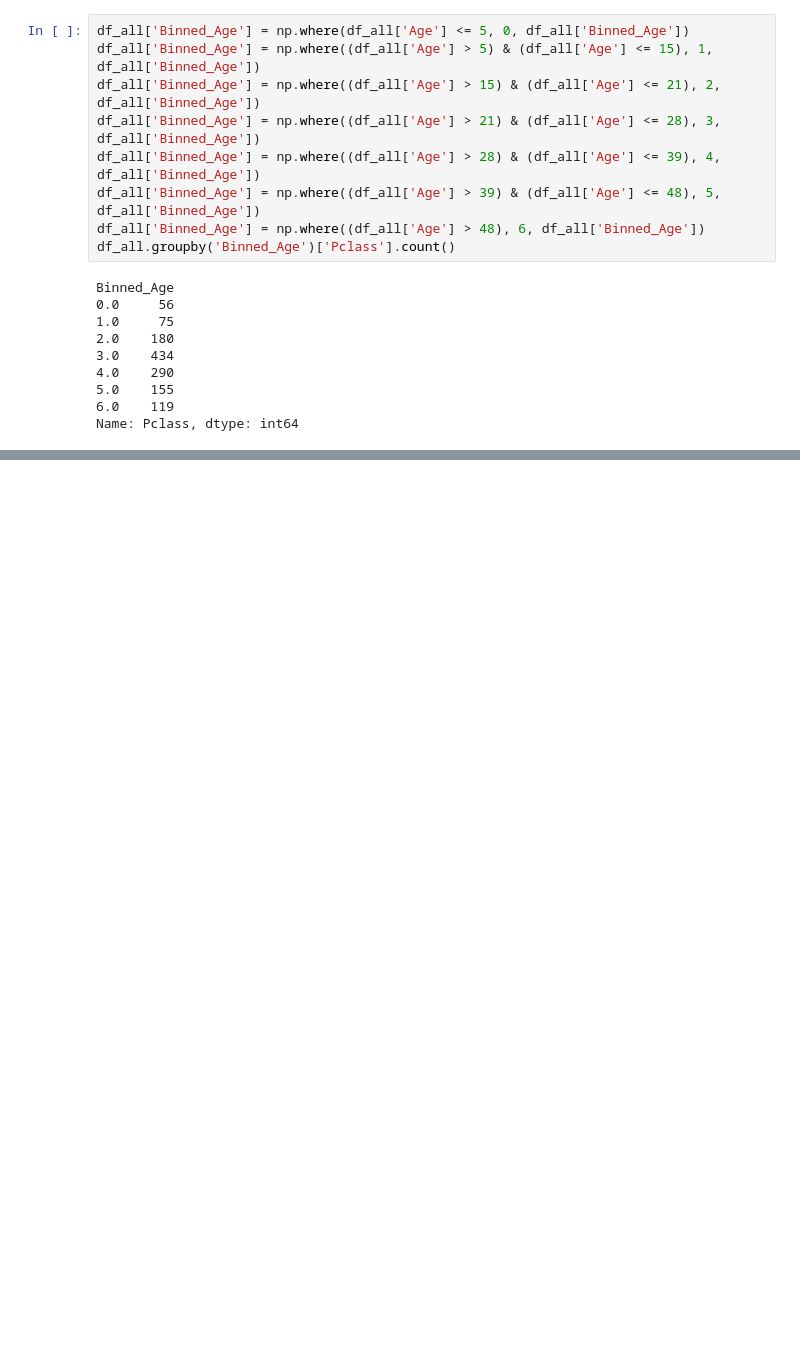
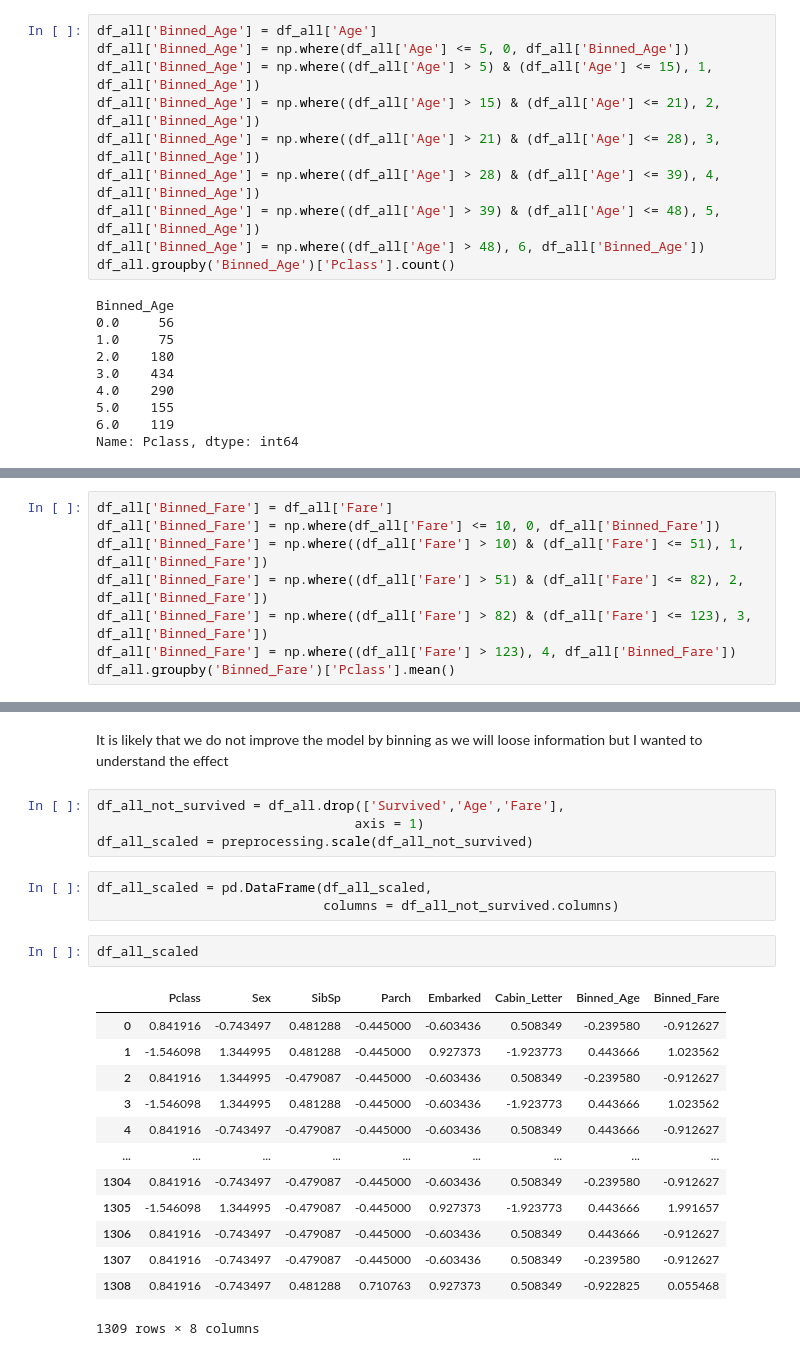
Before and after one commit to diequies/Titanic_Kaggle, a Jupyter notebook: Model Creation/Iteration_4_Coarse_Binning/Feature_Engineering.ipynb, the cells around one changed output, grey strips where cells are left out. Drawn from its saved outputs; the diff is of its cells as text; blank space fills up the shorter version.

```diff
--- a/Model Creation/Iteration_4_Coarse_Binning/Feature_Engineering.ipynb
+++ b/Model Creation/Iteration_4_Coarse_Binning/Feature_Engineering.ipynb
@@ -152,6 +152,7 @@ plt.xticks(rotation = 45)
 # %% [markdown]
 The ranges to be used are 0-5, 5-15, 15-21, 21-28, 28-39, 39-48, 48-Inf. Something like, child-Teenager-Young-Young Adult-Adult-Middle Age-Rest.
 # %%
+df_all['Binned_Age'] = df_all['Age']
 df_all['Binned_Age'] = np.where(df_all['Age'] <= 5, 0, df_all['Binned_Age'])
 df_all['Binned_Age'] = np.where((df_all['Age'] > 5) & (df_all['Age'] <= 15), 1, df_all['Binned_Age'])
 df_all['Binned_Age'] = np.where((df_all['Age'] > 15) & (df_all['Age'] <= 21), 2, df_all['Binned_Age'])
@@ -174,0 +258,8 @@ Name: Pclass, dtype: int64
+# %%
+df_all['Binned_Fare'] = df_all['Fare']
+df_all['Binned_Fare'] = np.where(df_all['Fare'] <= 10, 0, df_all['Binned_Fare'])
+df_all['Binned_Fare'] = np.where((df_all['Fare'] > 10) & (df_all['Fare'] <= 51), 1, df_all['Binned_Fare'])
+df_all['Binned_Fare'] = np.where((df_all['Fare'] > 51) & (df_all['Fare'] <= 82), 2, df_all['Binned_Fare'])
+df_all['Binned_Fare'] = np.where((df_all['Fare'] > 82) & (df_all['Fare'] <= 123), 3, df_all['Binned_Fare'])
+df_all['Binned_Fare'] = np.where((df_all['Fare'] > 123), 4, df_all['Binned_Fare'])
+df_all.groupby('Binned_Fare')['Pclass'].mean()
@@ -174,0 +274,25 @@ Name: Pclass, dtype: int64
+# %% [markdown]
+It is likely that we do not improve the model by binning as we will loose information but I wanted to understand the effect
+# %%
+df_all_not_survived = df_all.drop(['Survived','Age','Fare'],
+                                 axis = 1)
+df_all_scaled = preprocessing.scale(df_all_not_survived)
+# %%
+df_all_scaled = pd.DataFrame(df_all_scaled,
+                             columns = df_all_not_survived.columns)
+# %%
+df_all_scaled
+# %% [output]
+|  | Pclass | Sex | SibSp | Parch | Embarked | Cabin_Letter | Binned_Age | Binned_Fare |
+| 0 | 0.841916 | -0.743497 | 0.481288 | -0.445000 | -0.603436 | 0.508349 | -0.239580 | -0.912627 |
+| 1 | -1.546098 | 1.344995 | 0.481288 | -0.445000 | 0.927373 | -1.923773 | 0.443666 | 1.023562 |
+| 2 | 0.841916 | 1.344995 | -0.479087 | -0.445000 | -0.603436 | 0.508349 | -0.239580 | -0.912627 |
+| 3 | -1.546098 | 1.344995 | 0.481288 | -0.445000 | -0.603436 | -1.923773 | 0.443666 | 1.023562 |
+| 4 | 0.841916 | -0.743497 | -0.479087 | -0.445000 | -0.603436 | 0.508349 | 0.443666 | -0.912627 |
+| ... | ... | ... | ... | ... | ... | ... | ... | ... |
+| 1304 | 0.841916 | -0.743497 | -0.479087 | -0.445000 | -0.603436 | 0.508349 | -0.239580 | -0.912627 |
+| 1305 | -1.546098 | 1.344995 | -0.479087 | -0.445000 | 0.927373 | -1.923773 | 0.443666 | 1.991657 |
+| 1306 | 0.841916 | -0.743497 | -0.479087 | -0.445000 | -0.603436 | 0.508349 | 0.443666 | -0.912627 |
+| 1307 | 0.841916 | -0.743497 | -0.479087 | -0.445000 | -0.603436 | 0.508349 | -0.239580 | -0.912627 |
+| 1308 | 0.841916 | -0.743497 | 0.481288 | 0.710763 | 0.927373 | 0.508349 | -0.922825 | 0.055468 |
+1309 rows × 8 columns
```
Also changed, not shown: parts of 11 cells of this notebook, 16 other files.
